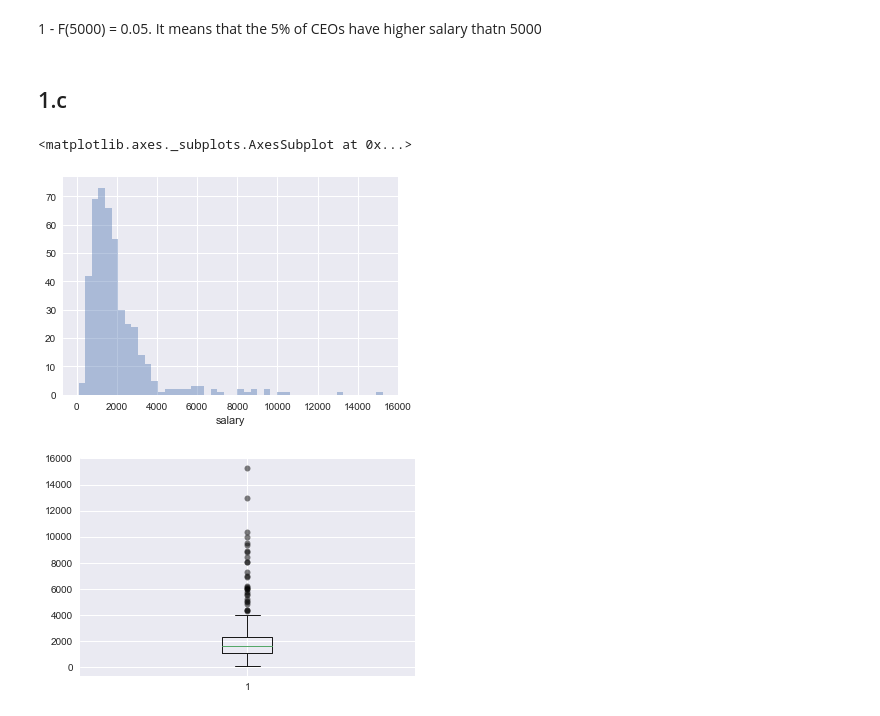
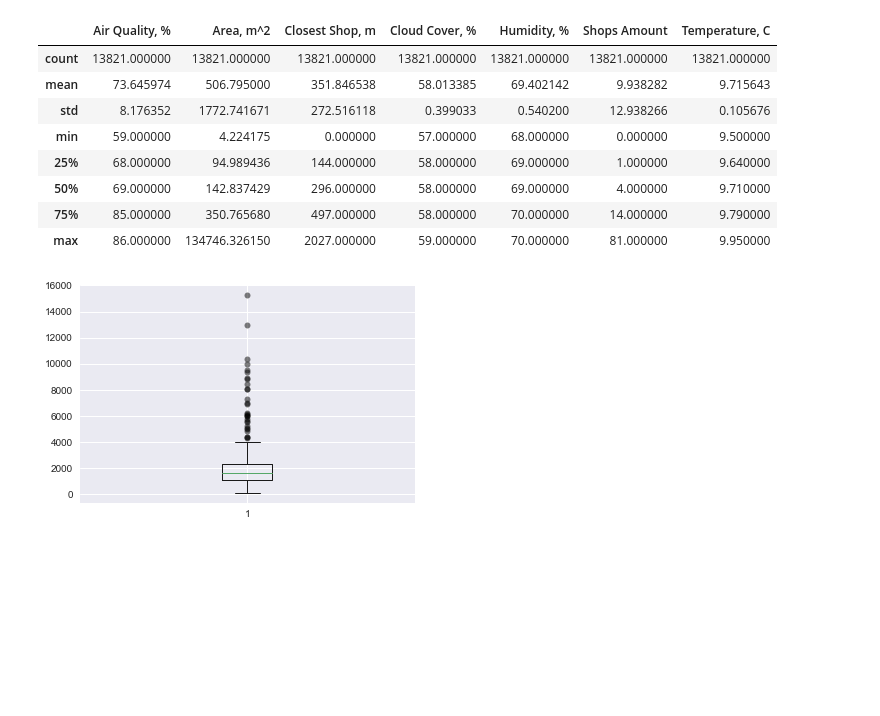
Before and after one commit to UCU-urban-intelligence/scrapper, a Jupyter notebook: statistics.ipynb, the cells around one changed output. Saved outputs shown, nothing was run; the diff lists cells and outputs as text; code cells hidden in the pictures; blank space fills up the shorter version.

Commit message:
Updated building_service

```diff
--- a/statistics.ipynb
+++ b/statistics.ipynb
@@ -41,4 +62,4 @@ Name: 1, dtype: object
 # %%
-buildings = buildings.drop(columns=['addr:housenumber', 'addr:street', 'description', 'roof:shape', 'name'])
+buildings = buildings.drop(columns=['addr:housenumber', 'addr:street', 'description', 'name', 'amenity', 'building', 'height'])
 buildings.iloc[1]
 # %% [output]
@@ -205,13 +74,24 @@ F(1000) = 0.22. It means that the 22% of CEOs have lower salary than 1000
-# %% [markdown]
-1 - F(5000) = 0.05. It means that the 5% of CEOs have higher salary thatn 5000
-# %% [markdown]
-## 1.c
-# %%
-#1.c histogram
-sns.distplot(salaries, bins=None, hist=True, kde=False)
-# %% [output]
-<matplotlib.axes._subplots.AxesSubplot at 0x...>
-[figure, removed]
+# %%
+buildings["cloud_cover"] = buildings["cloud_cover"] * 100
+buildings["humidity"] = buildings["humidity"] * 100
+# %%
+buildings = buildings.rename(index=str, columns={
+    "air_quality": "Air Quality, %", "area": "Area, m^2", "closest_shop": "Closest Shop, m",
+    "cloud_cover": "Cloud Cover, %", "humidity": "Humidity, %", "shops_amount": "Shops Amount",
+    "temperature": "Temperature, C"
+})
+# %%
+buildings.describe()
+# %% [output]
+|  | Air Quality, % | Area, m^2 | Closest Shop, m | Cloud Cover, % | Humidity, % | Shops Amount | Temperature, C |
+| count | 13821.000000 | 13821.000000 | 13821.000000 | 13821.000000 | 13821.000000 | 13821.000000 | 13821.000000 |
+| mean | 73.645974 | 506.795000 | 351.846538 | 58.013385 | 69.402142 | 9.938282 | 9.715643 |
+| std | 8.176352 | 1772.741671 | 272.516118 | 0.399033 | 0.540200 | 12.938266 | 0.105676 |
+| min | 59.000000 | 4.224175 | 0.000000 | 57.000000 | 68.000000 | 0.000000 | 9.500000 |
+| 25% | 68.000000 | 94.989436 | 144.000000 | 58.000000 | 69.000000 | 1.000000 | 9.640000 |
+| 50% | 69.000000 | 142.837429 | 296.000000 | 58.000000 | 69.000000 | 4.000000 | 9.710000 |
+| 75% | 85.000000 | 350.765680 | 497.000000 | 58.000000 | 70.000000 | 14.000000 | 9.790000 |
+| max | 86.000000 | 134746.326150 | 2027.000000 | 59.000000 | 70.000000 | 81.000000 | 9.950000 |
 # %%
 #1.c Box-plot
 def plot_boxplot(arr):
```
Also changed, not shown: parts of 30 cells of this notebook.
